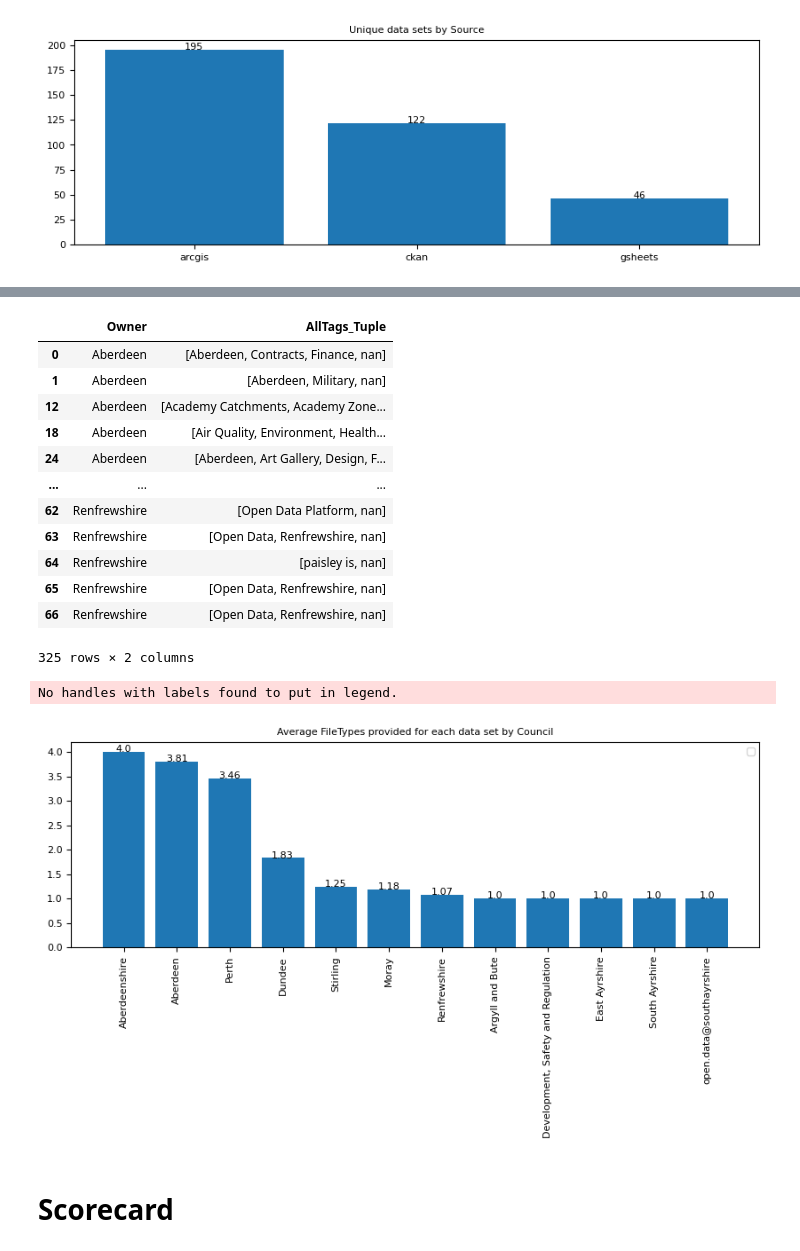
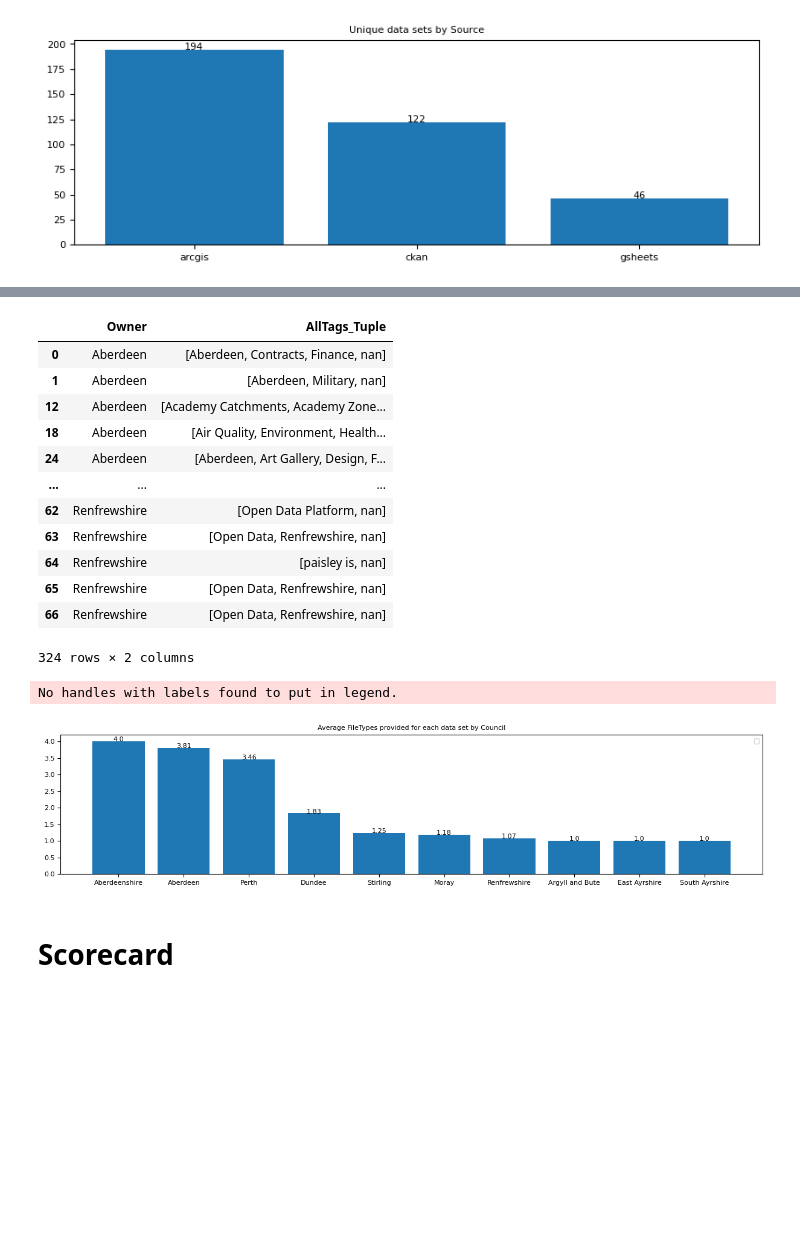
Before and after one commit to OpenDataScotland/the_od_bods, a Jupyter notebook: analytics/analytics.ipynb, the cells around one changed output, grey strips where cells are left out. Saved outputs shown, nothing was run; the diff lists cells and outputs as text; code cells hidden in the pictures; blank space fills up the shorter version.

```diff
--- a/analytics/analytics.ipynb
+++ b/analytics/analytics.ipynb
@@ -27,6 +28,11 @@ source_arcgis['Source'] = 'arcgis'
 ### all combined and output to csv
 data = source_ckan.append(source_gsheets)
 data = data.append(source_arcgis)
+drop_list = ['Development, Safety and Regulation']
+data = data[~data['Owner'].isin(drop_list)]
+data['Owner'] = data['Owner'].replace('open.data@southayrshire','South Ayrshire')
+data['DateUpdated'] = pd.to_datetime(data['DateUpdated'], format='%Y-%m-%d', errors='ignore')
+data = data.reset_index(drop=True)
 data.to_csv('../data/merged_output.csv')
 
 
@@ -163,25 +221,25 @@ stats_d
 | 64 | Renfrewshire | [paisley is, nan] |
 | 65 | Renfrewshire | [Open Data, Renfrewshire, nan] |
 | 66 | Renfrewshire | [Open Data, Renfrewshire, nan] |
-325 rows × 2 columns
+324 rows × 2 columns
 # %%
 stats_e = data.groupby(['Owner','PageURL'])['FileType'].nunique().reset_index()
 stats_e = stats_e.groupby(['Owner'])['FileType'].mean().reset_index()
 stats_e = stats_e.sort_values(by=['FileType'], ascending=False).reset_index(drop=True)
 stats_e
 
-plt.figure(figsize=(10,3))
+plt.figure(figsize=(15,3))
 plt.bar(x=stats_e['Owner'], height=stats_e['FileType'])
 plt.ylabel(''), plt.xlabel('')
-plt.xticks(rotation=90)
+#plt.xticks(rotation=90)
 addlabels(stats_e['Owner'], stats_e['FileType'],2)
 plt.title('Average FileTypes provided for each data set by Council')
 plt.legend(loc='upper right')
 plt.savefig('Average FileTypes provided for each data set by Council.png')
 plt.show()
 # %% [output]
 No handles with labels found to put in legend.
-[figure, old version]
+[figure, new version]
 # %% [markdown]
 # Scorecard
 # %% [markdown]
```
Also changed, not shown: parts of 15 cells of this notebook, 8 other files.
